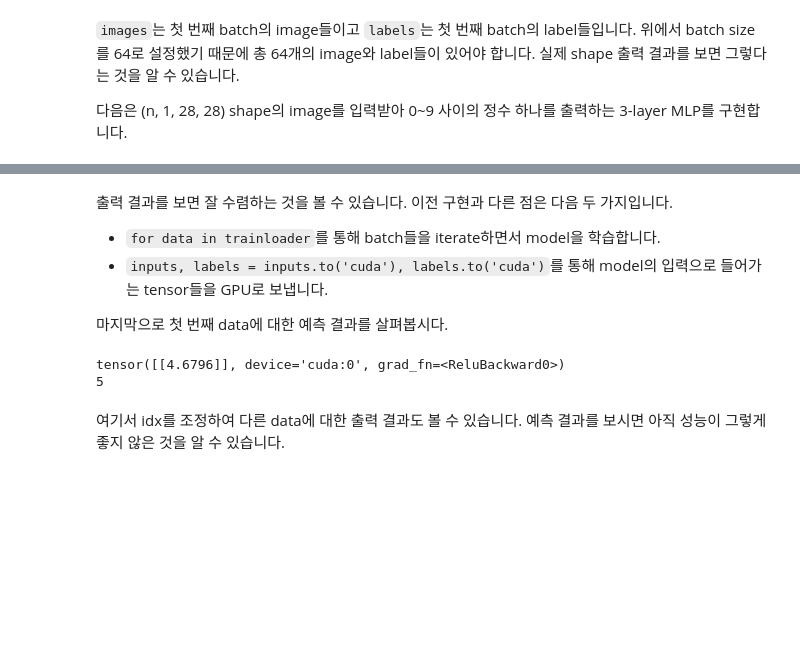
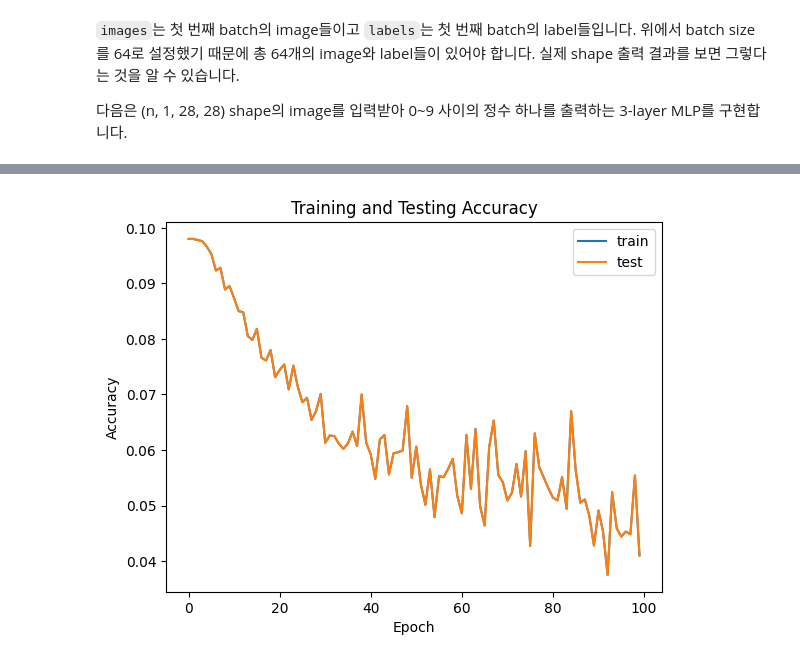
Before and after one commit to ktldud/AI-1-ktldud, a Jupyter notebook: 1.3 MNIST.ipynb, the cells around one changed output, grey strips where cells are left out. Cells and saved outputs as stored; diff of their text form; code cells hidden in the pictures; blank space fills up the shorter version.

Commit message:
plot

```diff
--- a/1.3 MNIST.ipynb
+++ b/1.3 MNIST.ipynb
@@ -147,7 +187,7 @@ model = Model(28 * 28 * 1, 1024)
 # %%
 from torch.optim import SGD
-
+# 옵티마이저 설정
 lr = 0.001
-model = model.to('cuda')
+model = model.to('cpu')
 
 optimizer = SGD(model.parameters(), lr=lr)
@@ -158,0 +194,4 @@ MNIST 부터는 모델과 data가 커지면서 훨씬 많은 행렬 연산이
+# %%
+
+train_accuracies = []
+test_accuracies = []
@@ -164,7 +219,7 @@ for epoch in range(n_epochs):
   for data in trainloader:
     model.zero_grad()
     inputs, labels = data
-    inputs, labels = inputs.to('cuda'), labels.to('cuda')
+    inputs, labels = inputs.to('cpu'), labels.to('cpu')
 
     preds = model(inputs)
     loss = (preds[:, 0] - labels).pow(2).mean()
@@ -173,5 +228,11 @@ for epoch in range(n_epochs):
 
     total_loss += loss.item()
 
+  train_acc = accuracy(model, trainloader)
+  test_acc = accuracy(model, testloader)
+
+  train_accuracies.append(train_acc)
+  test_accuracies.append(test_acc)
+
   print(f"Epoch {epoch:3d} | Loss: {total_loss}")
 # %% [output]
@@ -195,21 +256,19 @@ Epoch  99 | Loss: 108.87472104653716
-# %% [markdown]
-출력 결과를 보면 잘 수렴하는 것을 볼 수 있습니다.
-이전 구현과 다른 점은 다음 두 가지입니다.
-- `for data in trainloader`를 통해 batch들을 iterate하면서 model을 학습합니다.
-- `inputs, labels = inputs.to('cuda'), labels.to('cuda')`를 통해 model의 입력으로 들어가는 tensor들을 GPU로 보냅니다.
-
-마지막으로 첫 번째 data에 대한 예측 결과를 살펴봅시다.
-# %%
-idx = 0
-
-x = trainset[idx][0][None]  # (1, 1, 28, 28)
-x = x.to('cuda')
-
-print(model(x))
-print(trainset[idx][1])
-# %% [output]
-tensor([[4.6796]], device='cuda:0', grad_fn=<ReluBackward0>)
-5
-# %% [markdown]
-여기서 idx를 조정하여 다른 data에 대한 출력 결과도 볼 수 있습니다.
-예측 결과를 보시면 아직 성능이 그렇게 좋지 않은 것을 알 수 있습니다.
+# %%
+import numpy as np
+import matplotlib.pyplot as plt  # matplotlib.pyplot 임포트 추가
+
+def plot_acc(train_accs, test_accs, label1='train', label2='test'):
+    x = np.arange(len(train_accs))
+
+    plt.plot(x, train_accs, label=label1)
+    plt.plot(x, test_accs, label=label2)
+    plt.xlabel('Epoch')  # x축 레이블 추가
+    plt.ylabel('Accuracy')  # y축 레이블 추가
+    plt.title('Training and Testing Accuracy')  # 제목 추가
+    plt.legend()
+    plt.show()
+
+# plot_acc 함수 호출
+plot_acc(train_accuracies, test_accuracies)
+# %% [output]
+[figure, added]
```
Also changed, not shown: parts of 11 cells of this notebook.
